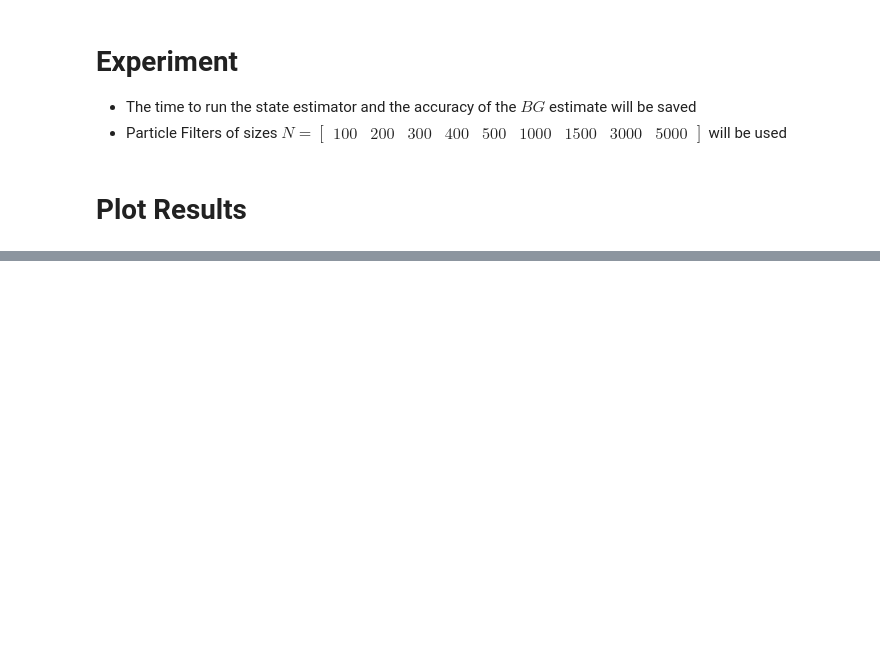
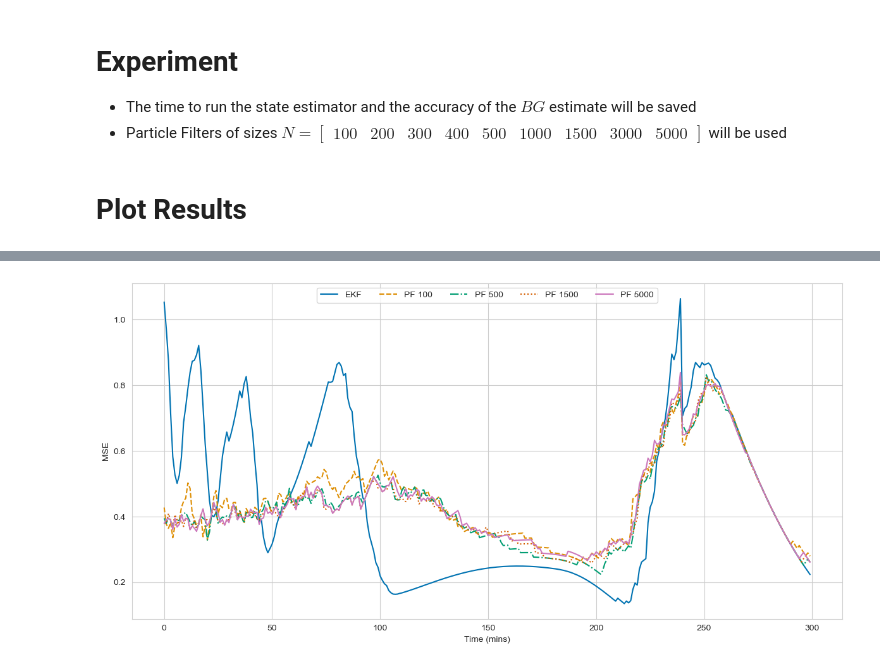
Before and after one commit to mlmulv/Thesis-Code, a Jupyter notebook: notebooks/02_Estimator_Comparison.ipynb, the cells around one changed output, grey strips where cells are left out. Saved outputs shown, nothing was run; the diff lists cells and outputs as text; code cells hidden in the pictures; blank space fills up the shorter version.

```diff
--- a/notebooks/02_Estimator_Comparison.ipynb
+++ b/notebooks/02_Estimator_Comparison.ipynb
@@ -79,0 +96,16 @@ plt.show();
+# %%
+converge_time = 300
+chosen_filters = [0,1,5,7,9]
+num_chosen = len(chosen_filters)
+palette = sns.color_palette("colorblind", num_chosen)
+fig, ax = plt.subplots(figsize=(12,6))
+
+for i in range(num_chosen):
+    idx = chosen_filters[i]
+    ax.plot(time[:converge_time], mean_err[idx,:converge_time], color=palette[i], linestyle = ['-', '--', '-.', ':'][i % 4], label=filters[idx])
+ax.set_xlabel('Time (mins)')
+ax.set_ylabel('MSE')
+ax.legend(ncols=num_chosen, loc='upper center')
+fig.tight_layout()
+# %% [output]
+[figure, added]
```
Also changed, not shown: parts of 3 cells of this notebook.
